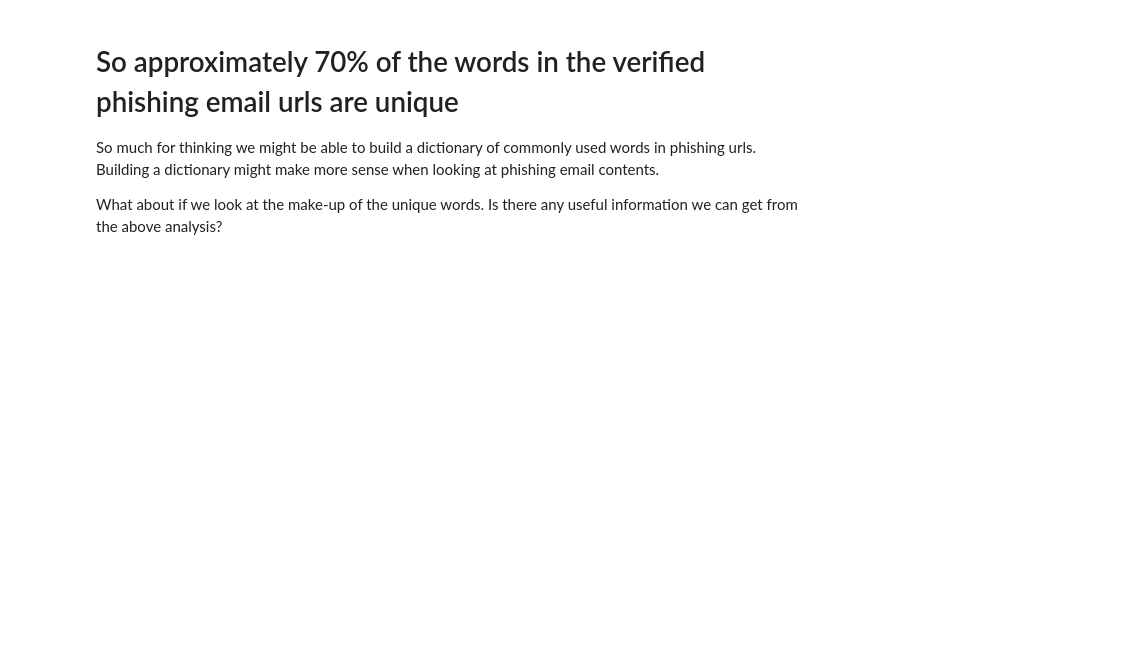
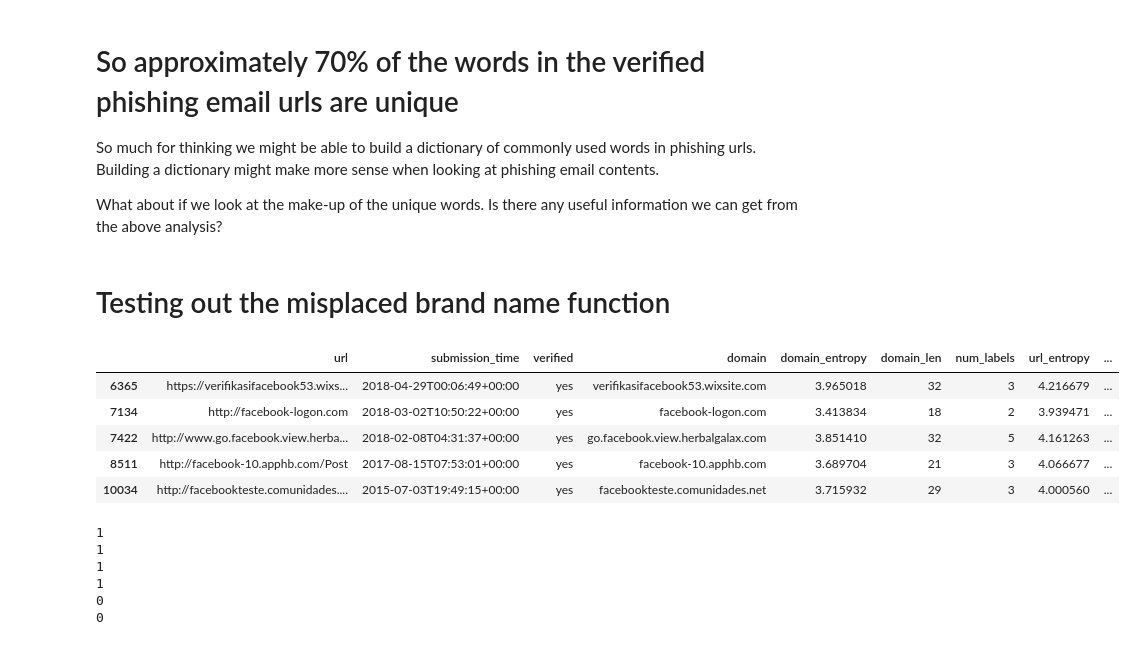
Before and after one commit to stephensheridan/pyhton-phishword-domain-analysis, a Jupyter notebook: PhishDictionary.ipynb, the cells around one changed output. Cells and saved outputs as stored; diff of their text form; code cells hidden in the pictures; blank space fills up the shorter version.

Commit message:
Added misplaced brand name function.

```diff
--- a/PhishDictionary.ipynb
+++ b/PhishDictionary.ipynb
@@ -26,7 +26,37 @@ def getDomainPart(url):
     # Find the first occurence of '/'
     if url.find('/') > 0:
         url = url[0:url.find('/')]
-    return url
+    return url.lower()
+
+def misplacedBrand(domain, brandlist):
+    # Assuming everything is passed on lowercase
+
+    # Loop through the brands
+    for b in brandlist:
+        # Check to see if brand in domain
+        if (b in domain):
+            # Where does the brand appear?
+            # Find the rightmost '.'
+            dotPos = domain.rfind('.')
+            # Get the length of the brand name
+            bLen = len(b)
+            # Get assumed start index of brand
+            startIndex = dotPos - bLen
+            # What is the contents of the assumed location?
+            assumedLoc = domain[startIndex:dotPos]
+            # Check to see if brand name in assumed location
+            # NOTE: might be in expected location but could have other leading chars
+            # so make sure char before is a '.' or start of domain
+            # for example w3google.com or www.w3google.com
+            if (assumedLoc == b and (startIndex == 0 or domain[startIndex-1] == '.')):
+                # As expected
+                return 0
+            else:
+                # Misplaced not in expected location or has other leading chars
+                return 1
+
+    # No brand name in domain
+    return 0
 # %%
 # Some well known brand names
 brands = ['microsoft','google','apple','yahoo','paypal','ebay','amazon', 'dropbox','facebook','wordpress','instagram','pintrest',]
@@ -66,6 +96,8 @@ df['url_entropy'] = [getEntropy(url) for url in df['url']]
 # Add the url len
 df['url_len'] = [getLength(url) for url in df['url']]
 
+# Add misplaced brand name flag
+df['misplaced_brand'] = [misplacedBrand(getDomainPart(url), brands) for url in df['url']]
 
 # Let's see what we have
 df.tail(400)
@@ -170,3 +202,32 @@ Percentage of unique words is 0.695978340572
 So much for thinking we might be able to build a dictionary of commonly used words in phishing urls. Building a dictionary might make more sense when looking at phishing email contents.
 
 What about if we look at the make-up of the unique words. Is there any useful information we can get from the above analysis?
+# %% [markdown]
+# Testing out the misplaced brand name function
+# %%
+# Get a subset of domains that contain facebook to see what they look like
+df_brand = df[df['domain'].str.contains("facebook")]
+# %%
+df_brand.tail()
+# %% [output]
+|  | url | submission_time | verified | domain | domain_entropy | domain_len | num_labels | url_entropy | ... |
+| 6365 | https://verifikasifacebook53.wixs... | 2018-04-29T00:06:49+00:00 | yes | verifikasifacebook53.wixsite.com | 3.965018 | 32 | 3 | 4.216679 | ... |
+| 7134 | http://facebook-logon.com | 2018-03-02T10:50:22+00:00 | yes | facebook-logon.com | 3.413834 | 18 | 2 | 3.939471 | ... |
+| 7422 | http://www.go.facebook.view.herba... | 2018-02-08T04:31:37+00:00 | yes | go.facebook.view.herbalgalax.com | 3.851410 | 32 | 5 | 4.161263 | ... |
+| 8511 | http://facebook-10.apphb.com/Post | 2017-08-15T07:53:01+00:00 | yes | facebook-10.apphb.com | 3.689704 | 21 | 3 | 4.066677 | ... |
+| 10034 | http://facebookteste.comunidades.... | 2015-07-03T19:49:15+00:00 | yes | facebookteste.comunidades.net | 3.715932 | 29 | 3 | 4.000560 | ... |
+# %%
+# Test out the function to see what it returns for some examples
+print misplacedBrand('facebook-logon.com', brands)
+print misplacedBrand('yahoo-adminserv.weebly.com', brands)
+print misplacedBrand('facebookteste.comunidades.net', brands)
+print misplacedBrand('www.w3google.com', brands)
+print misplacedBrand('www.facebook.com', brands)
+print misplacedBrand('www.apple.com', brands)
+# %% [output]
+1
+1
+1
+1
+0
+0
```
Also changed, not shown: parts of 8 cells of this notebook.
